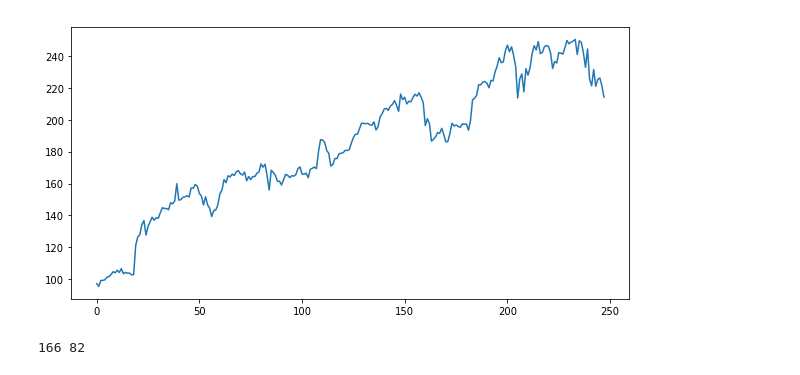
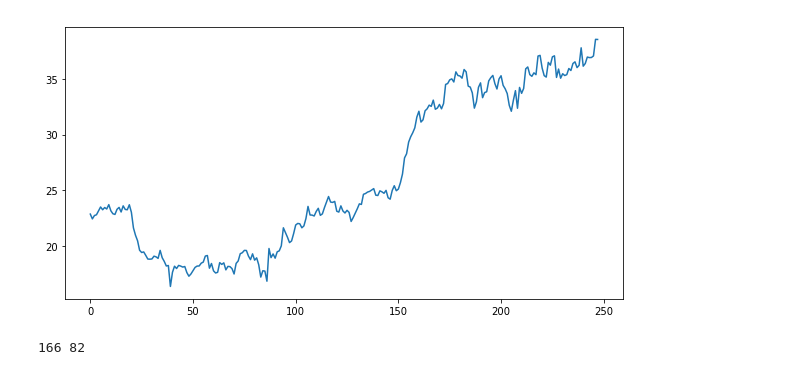
Before and after one commit to fastovetsilya/MyPythonScripts, a Jupyter notebook: LSTM/LSTM_ARIMA.ipynb, the cells around one changed output. Saved outputs shown, nothing was run; the diff lists cells and outputs as text; code cells hidden in the pictures.

```diff
--- a/LSTM/LSTM_ARIMA.ipynb
+++ b/LSTM/LSTM_ARIMA.ipynb
@@ -14,13 +14,15 @@ from sklearn.preprocessing import MinMaxScaler
 from sklearn.metrics import mean_squared_error
 from pyramid.arima import auto_arima
 # %%
-dataset = pandas.read_csv('HistoricalQuotes.csv', usecols=[1], engine='python', skipfooter=3)
+dataset = pandas.read_csv('URBN.csv', usecols=[1], engine='python', skipfooter=3)
 dataset = numpy.flipud(dataset)[1::]
 plt.figure(figsize=(10,5))
 plt.plot(dataset)
 plt.show()
+#dataset = dataframe.values
+dataset = dataset.astype('float32')
 # %% [output]
-[figure, old version]
+[figure, new version]
 # %%
 # fix random seed for reproducibility
 #numpy.random.seed(7)
```
Also changed, not shown: parts of 11 cells of this notebook, 5 other files.
